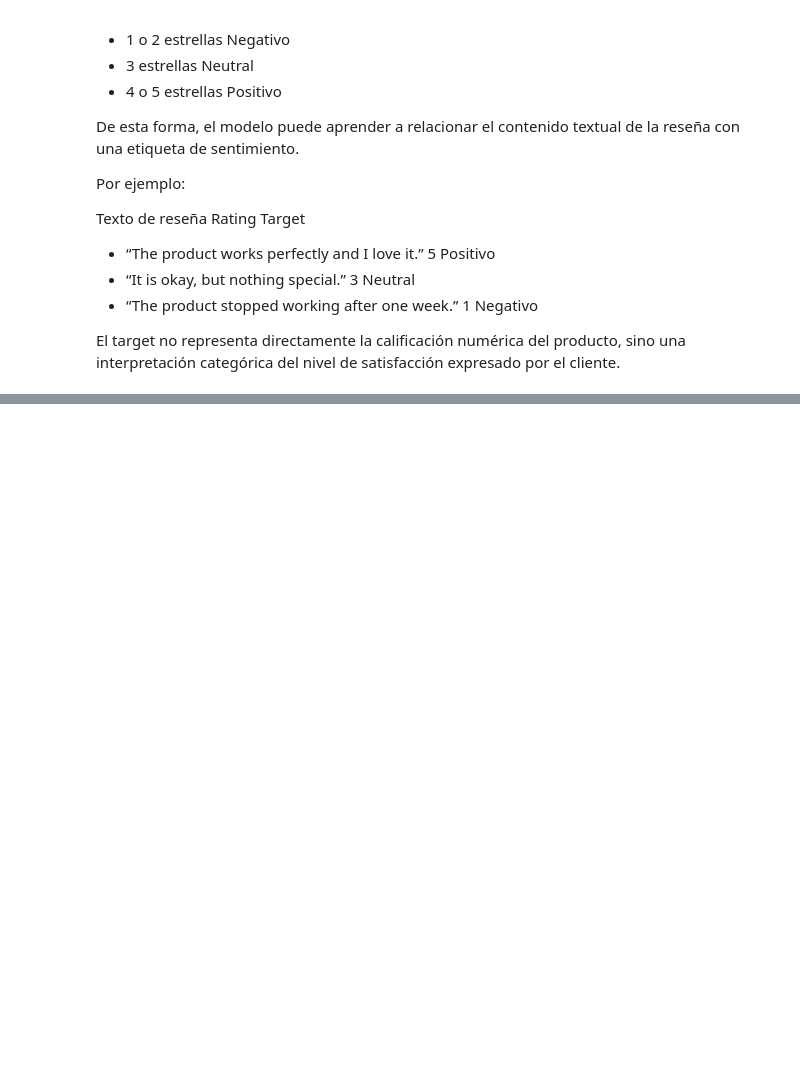
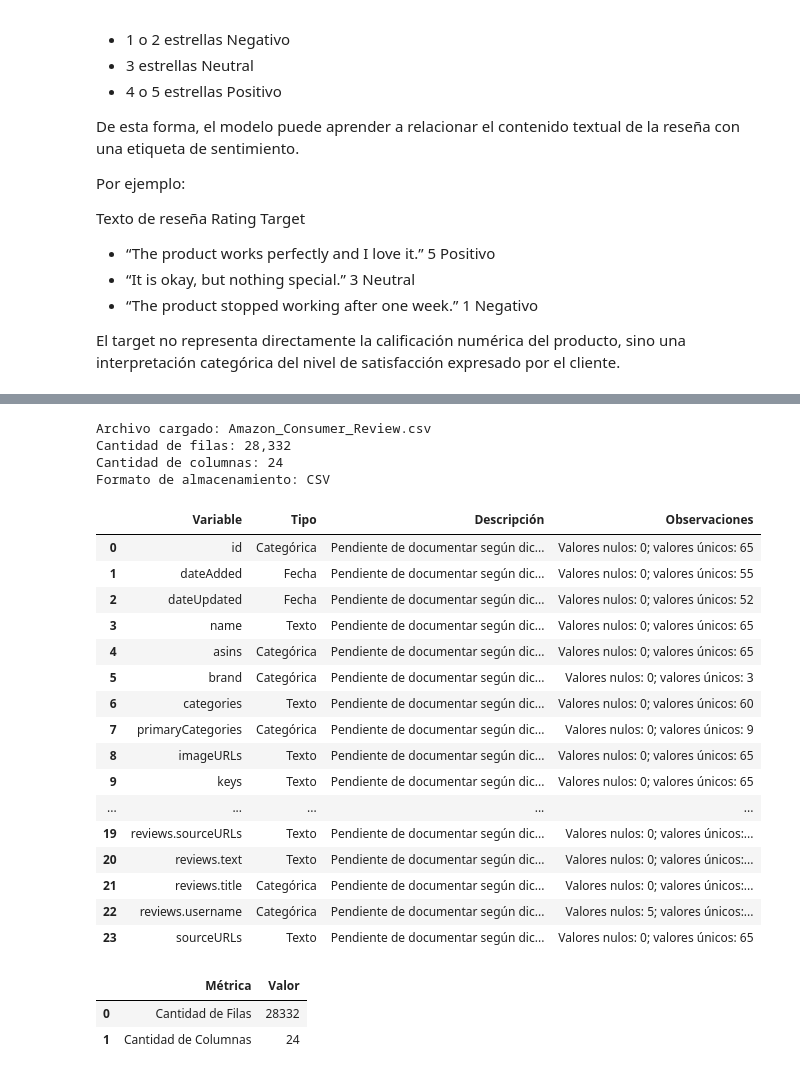
Before and after one commit to R3beAM/Proyecto-Final-Integracion, a Jupyter notebook: Proyecto_Final_Integracion.ipynb, the cells around one changed output, grey strips where cells are left out. Drawn from its saved outputs; the diff is of its cells as text; code cells hidden in the pictures; blank space fills up the shorter version.

```diff
--- a/Proyecto_Final_Integracion.ipynb
+++ b/Proyecto_Final_Integracion.ipynb
@@ -187,0 +180,12 @@ for fn in uploaded.keys():
+# %%
+from google.colab import drive
+import pandas as pd
+
+# Ruta al archivo (ajusta el nombre del archivo)
+file_path = "/content/Amazon_Consumer_Review.csv"
+
+# Cargar el dataset en Pandas
+df = pd.read_csv(file_path)
+
+# Ver las primeras filas
+df.head()
@@ -259,49 +259,71 @@ from pandas.api.types import (
     is_object_dtype,
 )
 
-# Selecciona el primer archivo cargado en la celda anterior
-file_name = next(iter(uploaded))
-file_bytes = uploaded[file_name]
-
-if file_name.lower().endswith('.csv'):
-    df = pd.read_csv(io.BytesIO(file_bytes))
-elif file_name.lower().endswith(('.xlsx', '.xls')):
-    df = pd.read_excel(io.BytesIO(file_bytes))
-elif file_name.lower().endswith(('.jsonl', '.ndjson')):
-    df = pd.read_json(io.BytesIO(file_bytes), lines=True)
-elif file_name.lower().endswith('.json'):
-    df = pd.read_json(io.BytesIO(file_bytes))
-else:
-    raise ValueError(f'Formato no soportado: {file_name}')
+# El DataFrame 'df' y 'file_path' ya están cargados desde la celda anterior.
+# No es necesario volver a cargar el archivo aquí. Usaremos el 'df' existente.
+# Para los propósitos de impresión, obtenemos el nombre del archivo de file_path
+file_name = file_path.split('/')[-1] # Extrae solo el nombre del archivo de la ruta completa
 
 print(f'Archivo cargado: {file_name}')
 print(f'Cantidad de filas: {df.shape[0]:,}')
 print(f'Cantidad de columnas: {df.shape[1]:,}')
 print(f'Formato de almacenamiento: {file_name.split(".")[-1].upper()}')
 
 def clasificar_tipo(serie):
     nombre = serie.name.lower()
     if is_bool_dtype(serie):
         return 'Booleana'
     if is_datetime64_any_dtype(serie) or 'date' in nombre or 'time' in nombre:
         return 'Fecha'
     if is_numeric_dtype(serie):
         return 'Numérica'
     if is_object_dtype(serie):
         longitud_promedio = serie.dropna().astype(str).str.len().mean()
         if longitud_promedio and longitud_promedio > 30:
             return 'Texto'
         return 'Categórica'
     return 'Categórica'
 
 resumen_variables = pd.DataFrame({
     'Variable': df.columns,
     'Tipo': [clasificar_tipo(df[col]) for col in df.columns],
     'Descripción': 'Pendiente de documentar según diccionario de datos del proyecto',
     'Observaciones': [
         f'Valores nulos: {df[col].isna().sum():,}; valores únicos: {df[col].nunique(dropna=True):,}'
         for col in df.columns
     ]
 })
 
 resumen_variables
+# %% [output]
+Archivo cargado: Amazon_Consumer_Review.csv
+Cantidad de filas: 28,332
+Cantidad de columnas: 24
+Formato de almacenamiento: CSV
+|  | Variable | Tipo | Descripción | Observaciones |
+| 0 | id | Categórica | Pendiente de documentar según dic... | Valores nulos: 0; valores únicos: 65 |
+| 1 | dateAdded | Fecha | Pendiente de documentar según dic... | Valores nulos: 0; valores únicos: 55 |
+| 2 | dateUpdated | Fecha | Pendiente de documentar según dic... | Valores nulos: 0; valores únicos: 52 |
+| 3 | name | Texto | Pendiente de documentar según dic... | Valores nulos: 0; valores únicos: 65 |
+| 4 | asins | Categórica | Pendiente de documentar según dic... | Valores nulos: 0; valores únicos: 65 |
+| 5 | brand | Categórica | Pendiente de documentar según dic... | Valores nulos: 0; valores únicos: 3 |
+| 6 | categories | Texto | Pendiente de documentar según dic... | Valores nulos: 0; valores únicos: 60 |
+| 7 | primaryCategories | Categórica | Pendiente de documentar según dic... | Valores nulos: 0; valores únicos: 9 |
+| 8 | imageURLs | Texto | Pendiente de documentar según dic... | Valores nulos: 0; valores únicos: 65 |
+| 9 | keys | Texto | Pendiente de documentar según dic... | Valores nulos: 0; valores únicos: 65 |
+| ... | ... | ... | ... | ... |
+| 19 | reviews.sourceURLs | Texto | Pendiente de documentar según dic... | Valores nulos: 0; valores únicos:... |
+| 20 | reviews.text | Texto | Pendiente de documentar según dic... | Valores nulos: 0; valores únicos:... |
+| 21 | reviews.title | Categórica | Pendiente de documentar según dic... | Valores nulos: 0; valores únicos:... |
+| 22 | reviews.username | Categórica | Pendiente de documentar según dic... | Valores nulos: 5; valores únicos:... |
+| 23 | sourceURLs | Texto | Pendiente de documentar según dic... | Valores nulos: 0; valores únicos: 65 |
+# %%
+df_info = pd.DataFrame({
+    'Métrica': ['Cantidad de Filas', 'Cantidad de Columnas'],
+    'Valor': [df.shape[0], df.shape[1]]
+})
+display(df_info)
+# %% [output]
+|  | Métrica | Valor |
+| 0 | Cantidad de Filas | 28332 |
+| 1 | Cantidad de Columnas | 24 |
```
Also changed, not shown: parts of 5 cells of this notebook.
